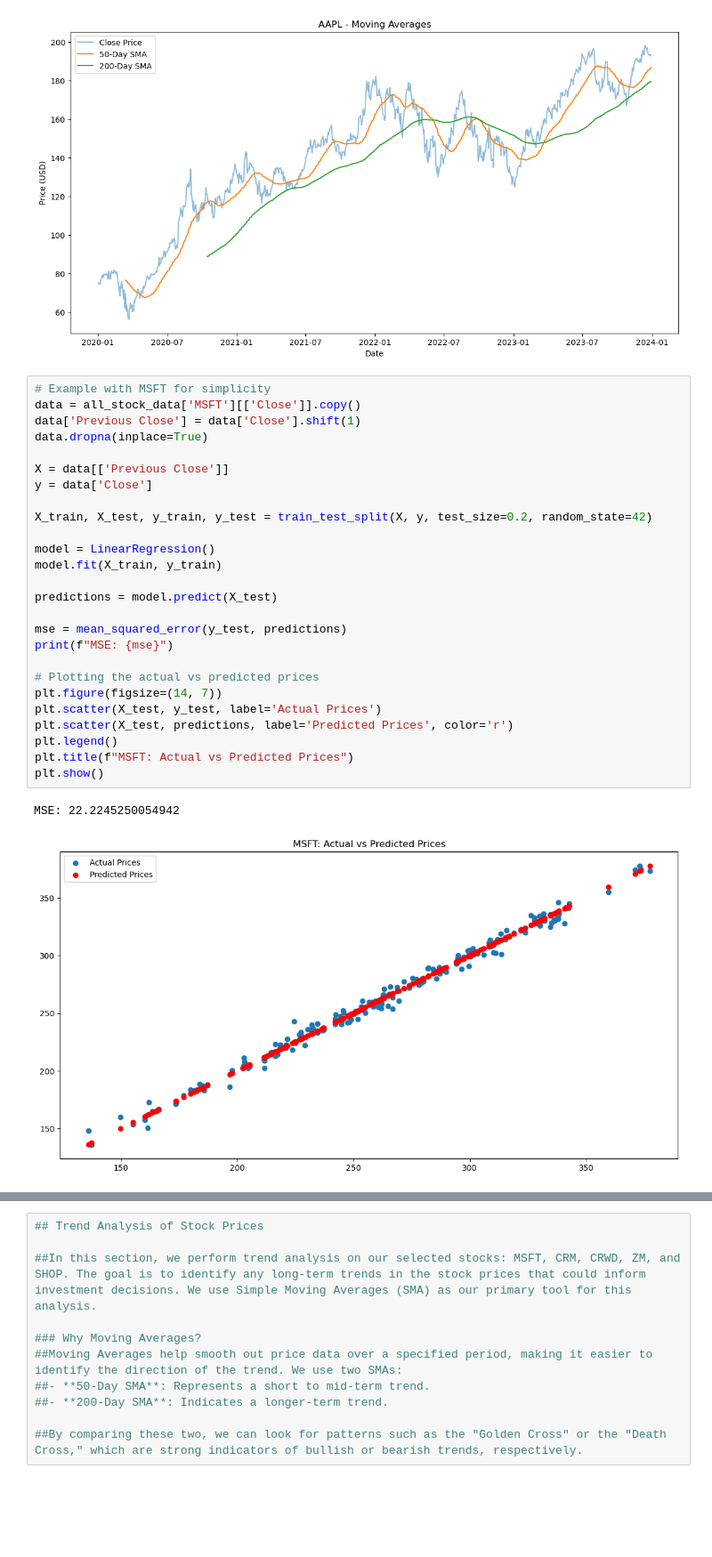
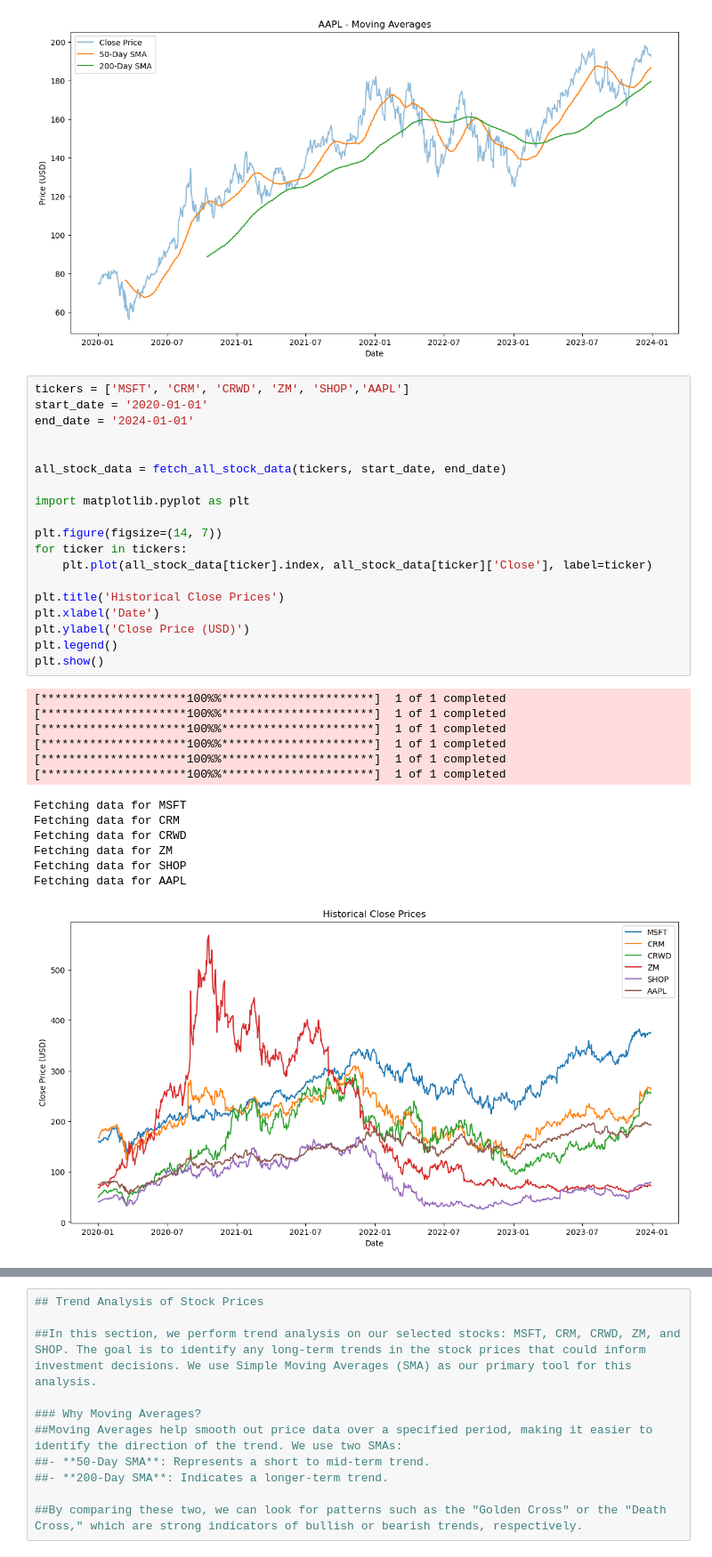
Before and after one commit to 44Jacob/FinDataTechAnalysis, a Jupyter notebook: Comprehensive_Stock_Market_Analysis.ipynb, the cells around one changed output, grey strips where cells are left out. Shown at 89% size. Drawn from its saved outputs; the diff is of its cells as text; blank space fills up the shorter version.

```diff
--- a/Comprehensive_Stock_Market_Analysis.ipynb
+++ b/Comprehensive_Stock_Market_Analysis.ipynb
@@ -218,32 +222,36 @@ for ticker in tickers:
 [figure]
 [figure]
 [figure]
-# %%
-# Example with MSFT for simplicity
-data = all_stock_data['MSFT'][['Close']].copy()
-data['Previous Close'] = data['Close'].shift(1)
-data.dropna(inplace=True)
-
-X = data[['Previous Close']]
-y = data['Close']
-
-X_train, X_test, y_train, y_test = train_test_split(X, y, test_size=0.2, random_state=42)
-
-model = LinearRegression()
-model.fit(X_train, y_train)
-
-predictions = model.predict(X_test)
-
-mse = mean_squared_error(y_test, predictions)
-print(f"MSE: {mse}")
-
-# Plotting the actual vs predicted prices
-plt.figure(figsize=(14, 7))
-plt.scatter(X_test, y_test, label='Actual Prices')
-plt.scatter(X_test, predictions, label='Predicted Prices', color='r')
-plt.legend()
-plt.title(f"MSFT: Actual vs Predicted Prices")
-plt.show()
-# %% [output]
-MSE: 22.2245250054942
-[figure, removed]
+# %%
+tickers = ['MSFT', 'CRM', 'CRWD', 'ZM', 'SHOP','AAPL']
+start_date = '2020-01-01'
+end_date = '2024-01-01'
+
+
+all_stock_data = fetch_all_stock_data(tickers, start_date, end_date)
+
+import matplotlib.pyplot as plt
+
+plt.figure(figsize=(14, 7))
+for ticker in tickers:
+    plt.plot(all_stock_data[ticker].index, all_stock_data[ticker]['Close'], label=ticker)
+
+plt.title('Historical Close Prices')
+plt.xlabel('Date')
+plt.ylabel('Close Price (USD)')
+plt.legend()
+plt.show()
+# %% [output]
+[*********************100%%**********************]  1 of 1 completed
+[*********************100%%**********************]  1 of 1 completed
+[*********************100%%**********************]  1 of 1 completed
+[*********************100%%**********************]  1 of 1 completed
+[*********************100%%**********************]  1 of 1 completed
+[*********************100%%**********************]  1 of 1 completed
+Fetching data for MSFT
+Fetching data for CRM
+Fetching data for CRWD
+Fetching data for ZM
+Fetching data for SHOP
+Fetching data for AAPL
+[figure, added]
```
Also changed, not shown: parts of 38 cells of this notebook, 10 other files.
